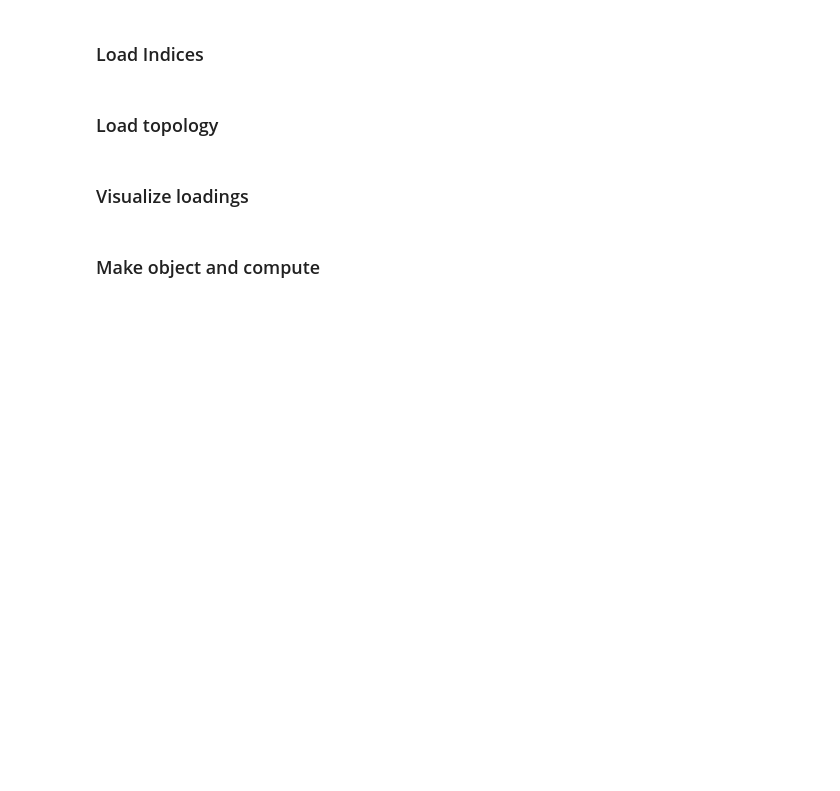
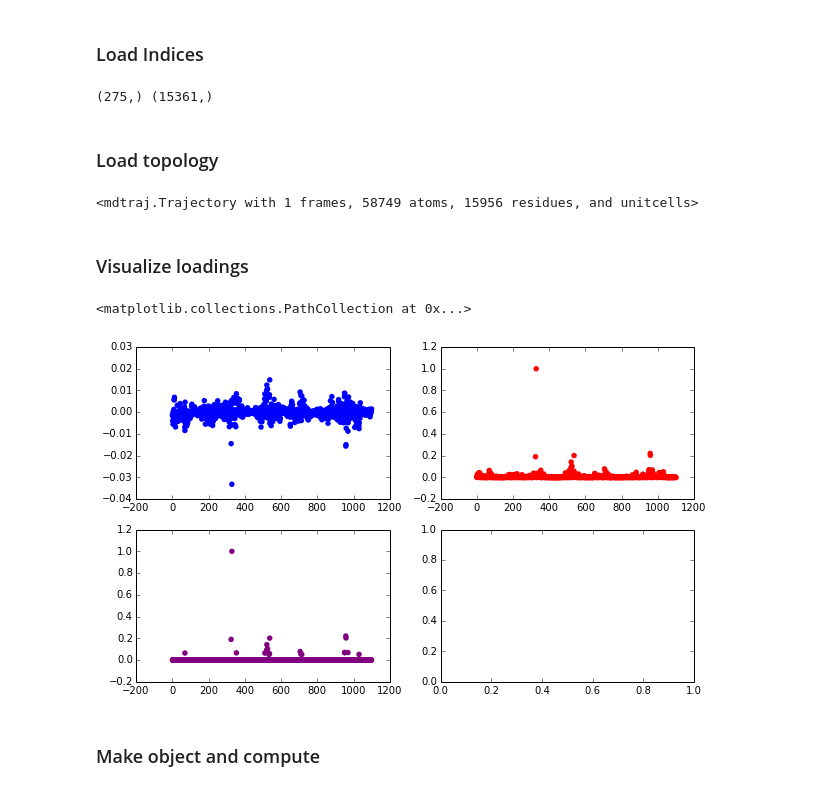
Before and after one commit to mpharrigan/wetmsm, a Jupyter notebook: ipython/gpcr/2rh1/hoh/1-gpcr_hoh_load.ipynb, the cells around one changed output. Drawn from its saved outputs; the diff is of its cells as text; code cells hidden in the pictures; blank space fills up the shorter version.

```diff
--- a/ipython/gpcr/2rh1/hoh/1-gpcr_hoh_load.ipynb
+++ b/ipython/gpcr/2rh1/hoh/1-gpcr_hoh_load.ipynb
@@ -108,14 +138,18 @@ print(assn.shape)
 ### Load Indices
 # %%
 ca_inds = np.loadtxt(pjoin(biox_prefix, 'ca_2rh1.dat'), dtype=int)
-pop_inds = np.loadtxt(pjoin(biox_prefix, 'pop_2rh1.dat'), dtype=int)
+pop_inds = np.loadtxt(pjoin(biox_prefix, 'hoh_2rh1.dat'), dtype=int)
 print(ca_inds.shape, pop_inds.shape)
+# %% [output]
+(275,) (15361,)
 # %% [markdown]
 ### Load topology
 # %%
 import mdtraj as md
-top = md.load('vis/2rh1-ticaleftright/FullSystem.ions.eq2.out.2rh1.pdb')
+top = md.load('vis/2rh1.pdb')
 print(top)
+# %% [output]
+<mdtraj.Trajectory with 1 frames, 58749 atoms, 15956 residues, and unitcells>
 # %% [markdown]
 ### Visualize loadings
 # %%
@@ -124,15 +158,18 @@ xx = np.arange(len(tic1))
 # %%
 plt.subplots(2,2, figsize=(10,6))
 plt.subplot(2,2,1)
 plt.scatter(xx,tic1, linewidth=0, s=30)
 plt.subplot(2,2,2)
 tic1s = tic1 ** 2
 tic1s /= np.max(tic1s)
 plt.scatter(xx, tic1s, linewidth=0, s=30, c='r')
 loading1 = np.copy(tic1s)
-loading1[tic1s < 0.1] = 0.0
+loading1[tic1s < 0.05] = 0.0
 plt.subplot(2,2,3)
 plt.scatter(xx, loading1, linewidth=0, s=30, c='purple')
+# %% [output]
+<matplotlib.collections.PathCollection at 0x...>
+[figure, added]
 # %% [markdown]
 ### Make object and compute
 # %%
```
Also changed, not shown: parts of 11 cells of this notebook, 8 other files.
